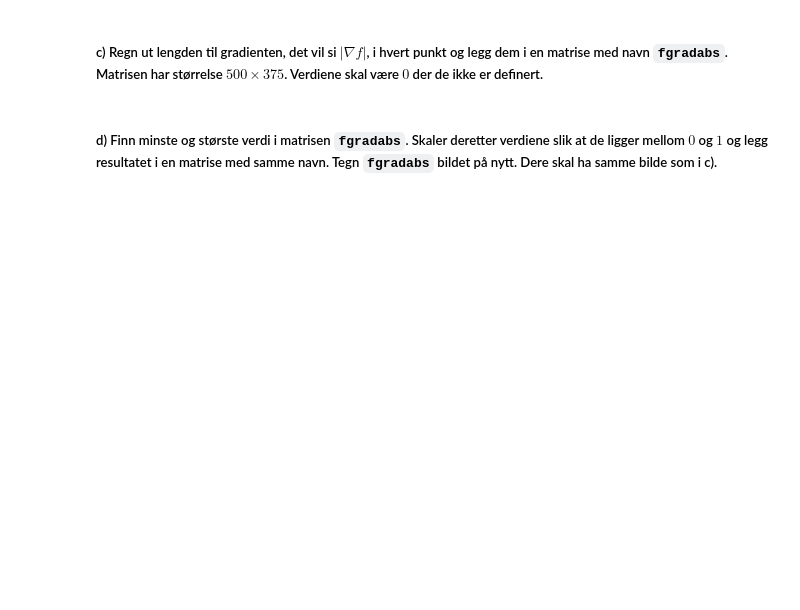
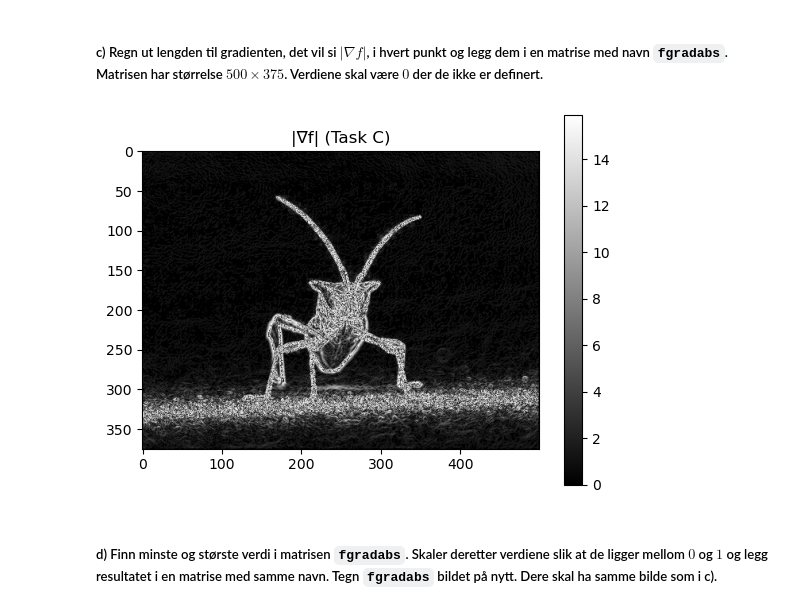
Before and after one commit to Fereshtaha/IMAA2024Prosjekt, a Jupyter notebook: D_data.ipynb, the cells around one changed output. Cells and saved outputs as stored; diff of their text form; code cells hidden in the pictures; blank space fills up the shorter version.

```diff
--- a/D_data.ipynb
+++ b/D_data.ipynb
@@ -113,2 +127,12 @@ f_gradabs_normalized = (f_gradabs - np.min(f_gradabs)) / (np.max(f_gradabs) - np
+# %%
+# Task C
+fgradabs = np.sqrt(fx**2 + fy**2)
+
+plt.imshow(fgradabs, cmap='gray')
+plt.title('|∇f| (Task C)')
+plt.colorbar()
+plt.show()
+# %% [output]
+[figure, added]
 # %% [markdown]
 ##### d) Finn minste og største verdi i matrisen `fgradabs`. Skaler deretter verdiene slik at de ligger mellom $0$ og $1$ og legg resultatet i en matrise med samme navn. Tegn `fgradabs` bildet på nytt. Dere skal ha samme bilde som i c).
```
Also changed, not shown: parts of 16 cells of this notebook.
